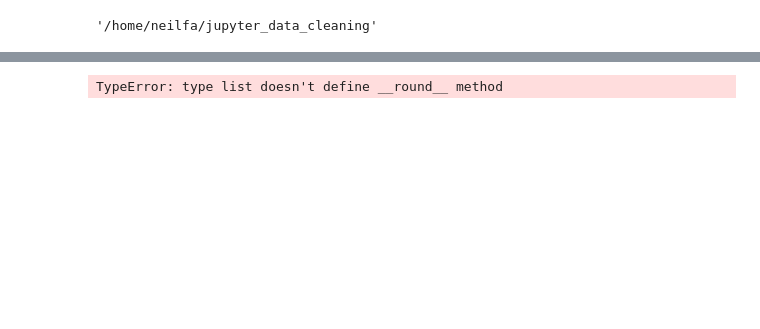
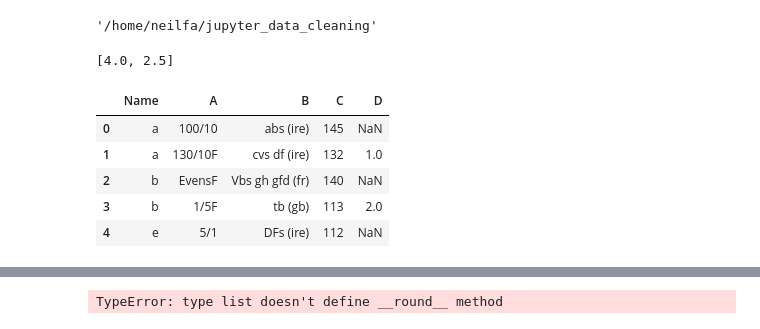
Before and after one commit to nizcode/horse_racing, a Jupyter notebook: practice_panda.ipynb, the cells around one changed output, grey strips where cells are left out. Cells and saved outputs as stored; diff of their text form; code cells hidden in the pictures; blank space fills up the shorter version.

```diff
--- a/practice_panda.ipynb
+++ b/practice_panda.ipynb
@@ -17,3 +17,52 @@ df = pd.DataFrame({'Name':list('aabbef'),
                    'B':['abs (ire)','cvs df (ire)','Vbs gh gfd (fr)','tb (gb)','DFs (ire)','TGH (gb)'],
                    'C':['145','132','140','113','112','120'],
                    'D':[np.nan,np.nan,np.nan,np.nan,np.nan,np.nan]})
+# %%
+dic = {'a':[1, 8, 3, 1],'b':['5', '2', '9', '8'],'c':['5','29','7','10','3','10','8','20','3','14','14','9','2','2']}
+
+
+def ema(s, n):
+    """
+    returns an n period exponential moving average for
+    the time series s
+
+    s is a list ordered from oldest (index 0) to most
+    recent (index -1)
+    n is an integer
+
+    returns a numeric array of the exponential
+    moving average
+    """
+    s = np.array(s)
+    ema = []
+    j = 1
+
+    #get n sma first and calculate the next n period ema
+    sma = sum(s[:n]) / n
+    multiplier = 2 / float(1 + n)
+    ema.append(sma)
+
+    #EMA(current) = ( (Price(current) - EMA(prev) ) x Multiplier) + EMA(prev)
+    ema.append(( (s[n] - sma) * multiplier) + sma)
+
+    #now calculate the rest of the values
+    for i in s[n+1:]:
+        tmp = ( (i - ema[j]) * multiplier) + ema[j]
+        j = j + 1
+        ema.append(tmp)
+    return ema
+
+print(ema(dic['a'],3))
+# %% [output]
+[4.0, 2.5]
+# %%
+df.head()
+df.loc[[1,3],'D'] = [1,2]
+df.head()
+# %% [output]
+|  | Name | A | B | C | D |
+| 0 | a | 100/10 | abs (ire) | 145 | NaN |
+| 1 | a | 130/10F | cvs df (ire) | 132 | 1.0 |
+| 2 | b | EvensF | Vbs gh gfd (fr) | 140 | NaN |
+| 3 | b | 1/5F | tb (gb) | 113 | 2.0 |
+| 4 | e | 5/1 | DFs (ire) | 112 | NaN |
```
Also changed, not shown: parts of 8 cells of this notebook, 1 other file.
